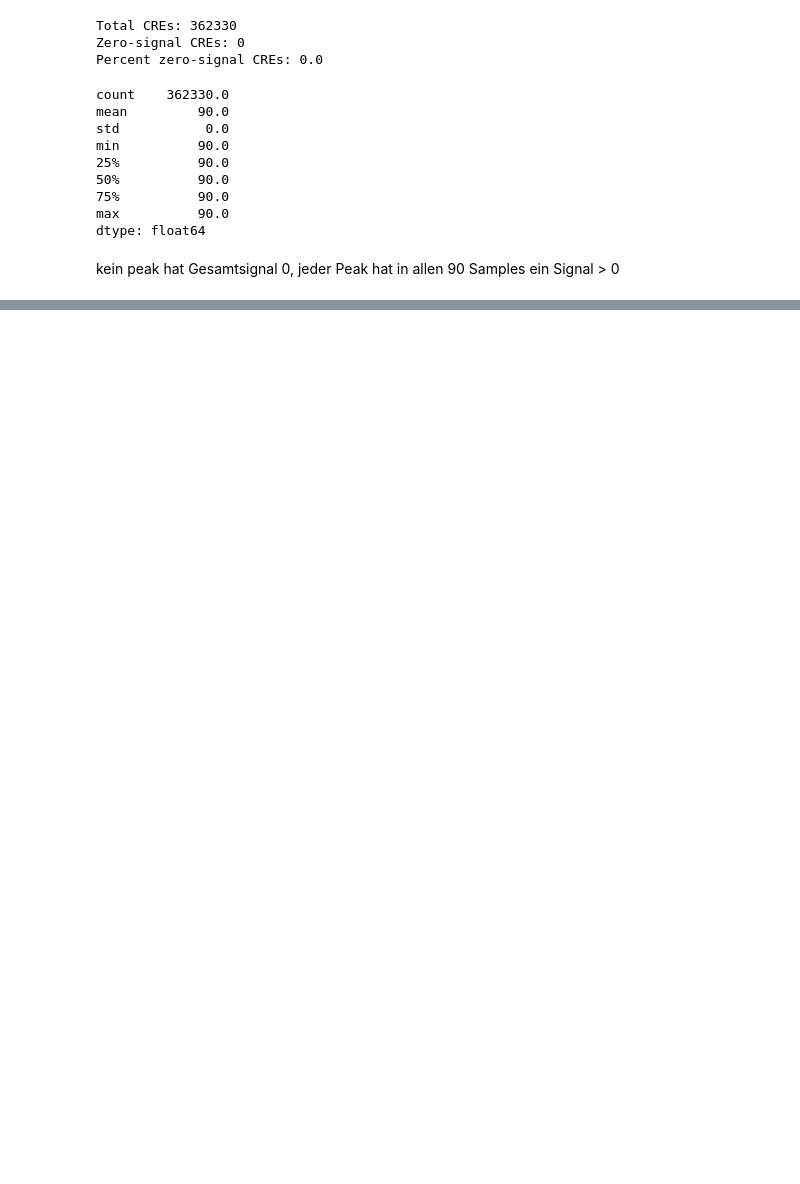
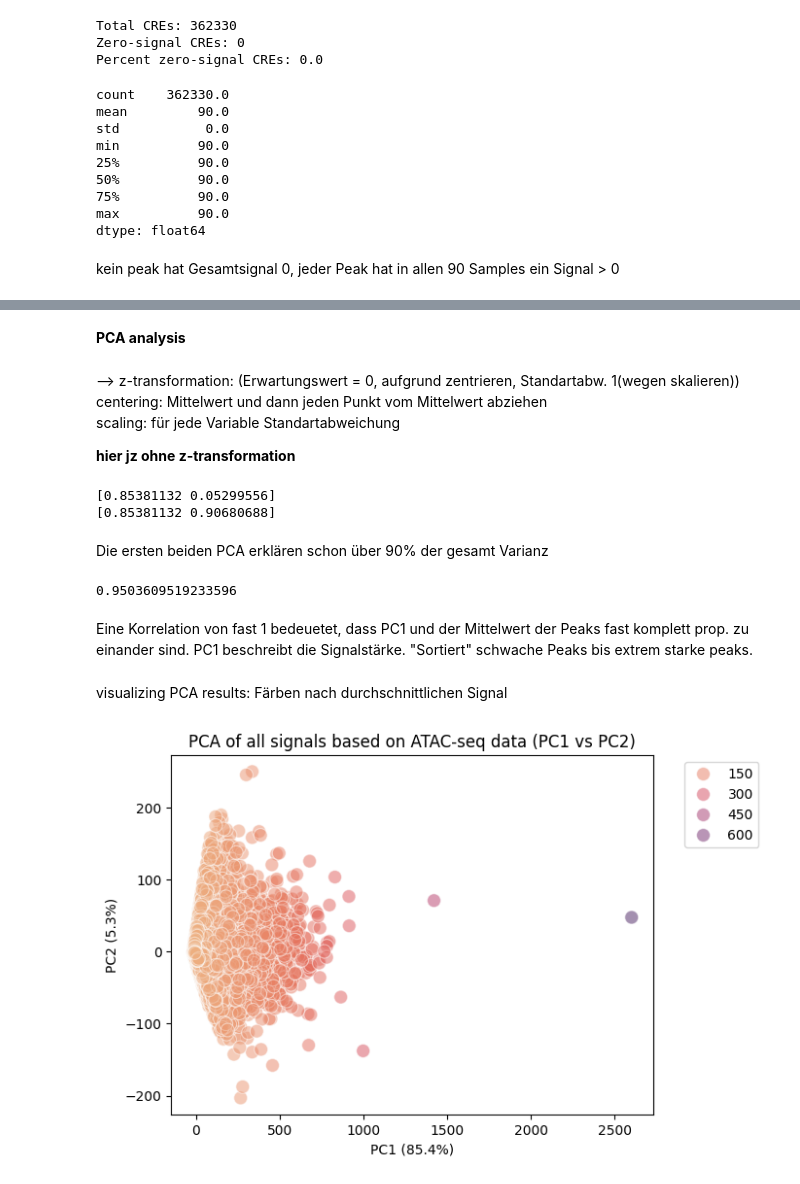
Before and after one commit to datascience-mobi-2026/topic04_team03, a Jupyter notebook: jupyter_rosa.ipynb, the cells around one changed output, grey strips where cells are left out. Cells and saved outputs as stored; diff of their text form; code cells hidden in the pictures; blank space fills up the shorter version.

```diff
--- a/jupyter_rosa.ipynb
+++ b/jupyter_rosa.ipynb
@@ -521,0 +692,63 @@ Length: 362330, dtype: float64
+# %% [markdown]
+**PCA analysis**
+# %% [markdown]
+—> z-transformation: (Erwartungswert = 0, aufgrund zentrieren, Standartabw. 1(wegen skalieren))<br>
+centering: Mittelwert und dann jeden Punkt vom Mittelwert abziehen<br>
+scaling: für jede Variable Standartabweichung
+
+**hier jz ohne z-transformation**
+# %%
+from sklearn.decomposition import PCA
+from sklearn.preprocessing import StandardScaler
+
+pca = PCA(n_components=2)
+pcs = pca.fit_transform(ATAC_signal_Tgd_numeric.values) #Dimensionsreduktion
+
+pca_ATAC_peaks = pd.DataFrame(
+    data=pcs,
+    columns=['PC1', 'PC2'],
+    index=ATAC_signal_Tgd_numeric.index)
+
+print(pca.explained_variance_ratio_)
+pca_ATAC_signal_exp_var = pca.explained_variance_ratio_
+print(pca.explained_variance_ratio_.cumsum()) #cumulative sum, Array von Zahlen von links nach rechts aufaddiert
+# %% [output]
+[0.85381132 0.05299556]
+[0.85381132 0.90680688]
+# %% [markdown]
+Die ersten beiden PCA erklären schon über 90% der gesamt Varianz
+# %%
+pc1_data = pca_ATAC_peaks['PC1']
+correlation_matrix = np.corrcoef(pc1_data, peak_mean)
+correlation = correlation_matrix[0, 1]
+print(correlation)
+# %% [output]
+0.9503609519233596
+# %% [markdown]
+Eine Korrelation von fast 1 bedeuetet, dass PC1 und der Mittelwert der Peaks fast komplett prop. zu einander sind. PC1 beschreibt die Signalstärke. "Sortiert" schwache Peaks bis extrem starke peaks.
+# %% [markdown]
+visualizing PCA results: Färben nach durchschnittlichen Signal
+# %%
+import seaborn as sns
+import matplotlib.pyplot as plt
+
+pca_ATAC_peaks['mean_Signal'] = peak_mean_Tgd
+
+sns.scatterplot(
+    data=pca_ATAC_peaks,
+    x="PC1",
+    y="PC2",
+    hue="mean_Signal",
+    palette=sns.color_palette("flare", as_cmap=True),
+    s=100,
+    alpha=0.5
+)
+
+
+plt.xlabel("PC1" + f" ({pca_ATAC_signal_exp_var[0]:.1%})")
+plt.ylabel("PC2" + f" ({pca_ATAC_signal_exp_var[1]:.1%})")
+plt.title("PCA of all signals based on ATAC-seq data (PC1 vs PC2)")
+plt.legend(bbox_to_anchor=(1.05, 1), loc="upper left")
+plt.show()
+# %% [output]
+[figure, added]
```
Also changed, not shown: parts of 78 cells of this notebook.
